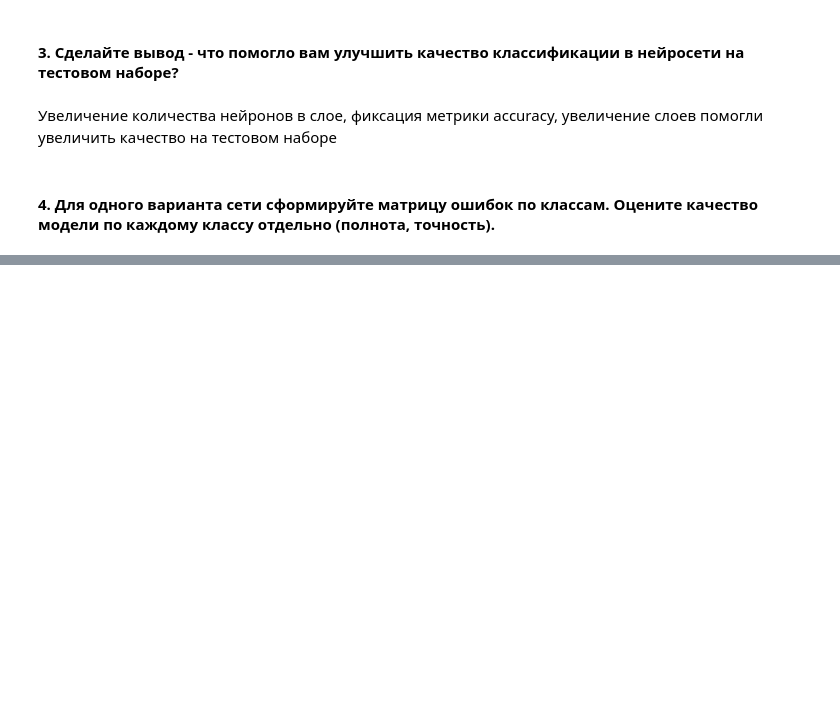
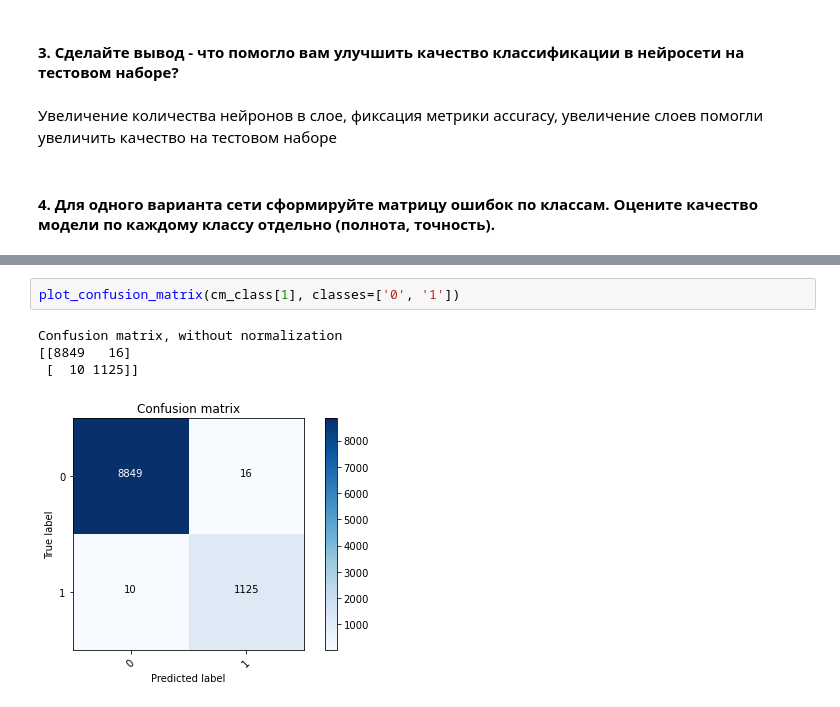
Before and after one commit to Alikhan0707/intro_to_deep_learn, a Jupyter notebook: hw_2.ipynb, the cells around one changed output, grey strips where cells are left out. Drawn from its saved outputs; the diff is of its cells as text; blank space fills up the shorter version.

```diff
--- a/hw_2.ipynb
+++ b/hw_2.ipynb
@@ -394,0 +464,7 @@ array([[0., 0., 0., ..., 1., 0., 0.],
+# %%
+plot_confusion_matrix(cm_class[1], classes=['0', '1'])
+# %% [output]
+Confusion matrix, without normalization
+[[8849   16]
+ [  10 1125]]
+[figure, added]
```
Also changed, not shown: parts of 19 cells of this notebook.
